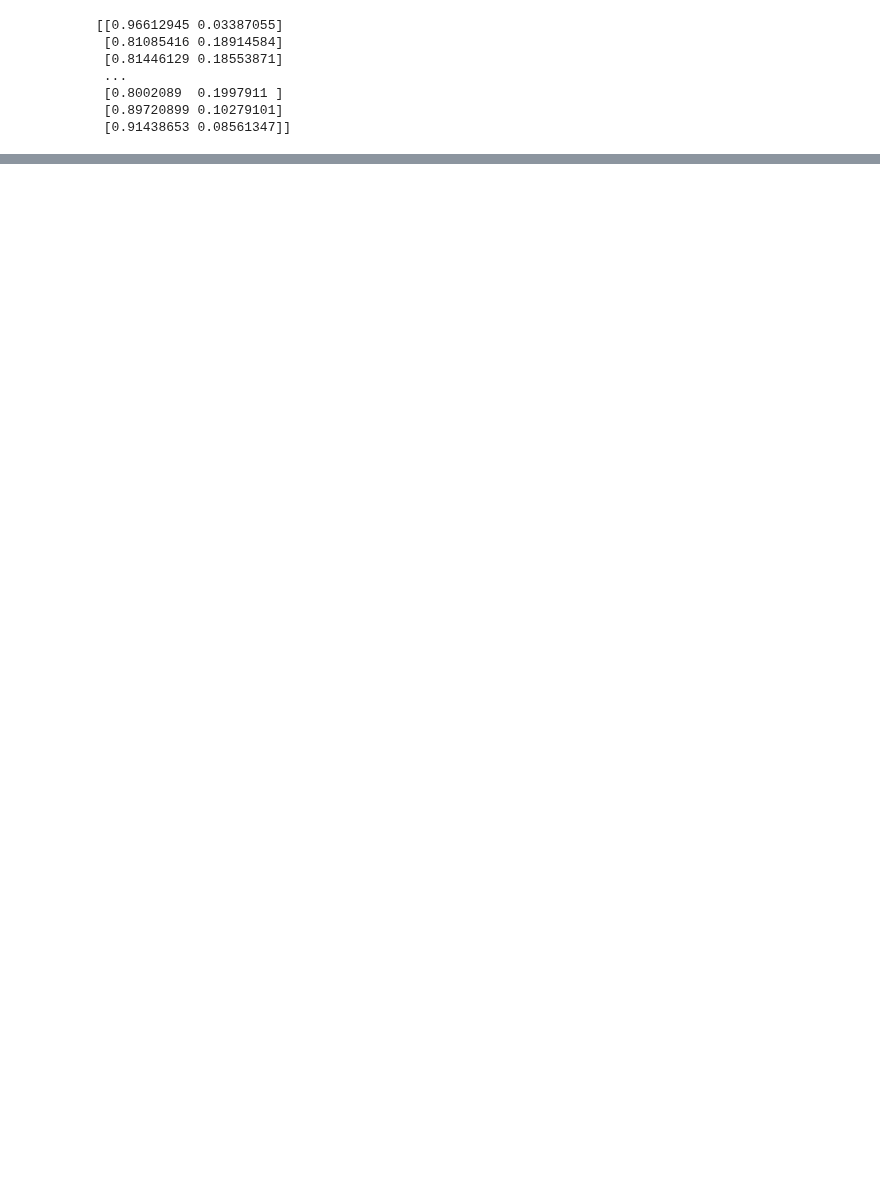
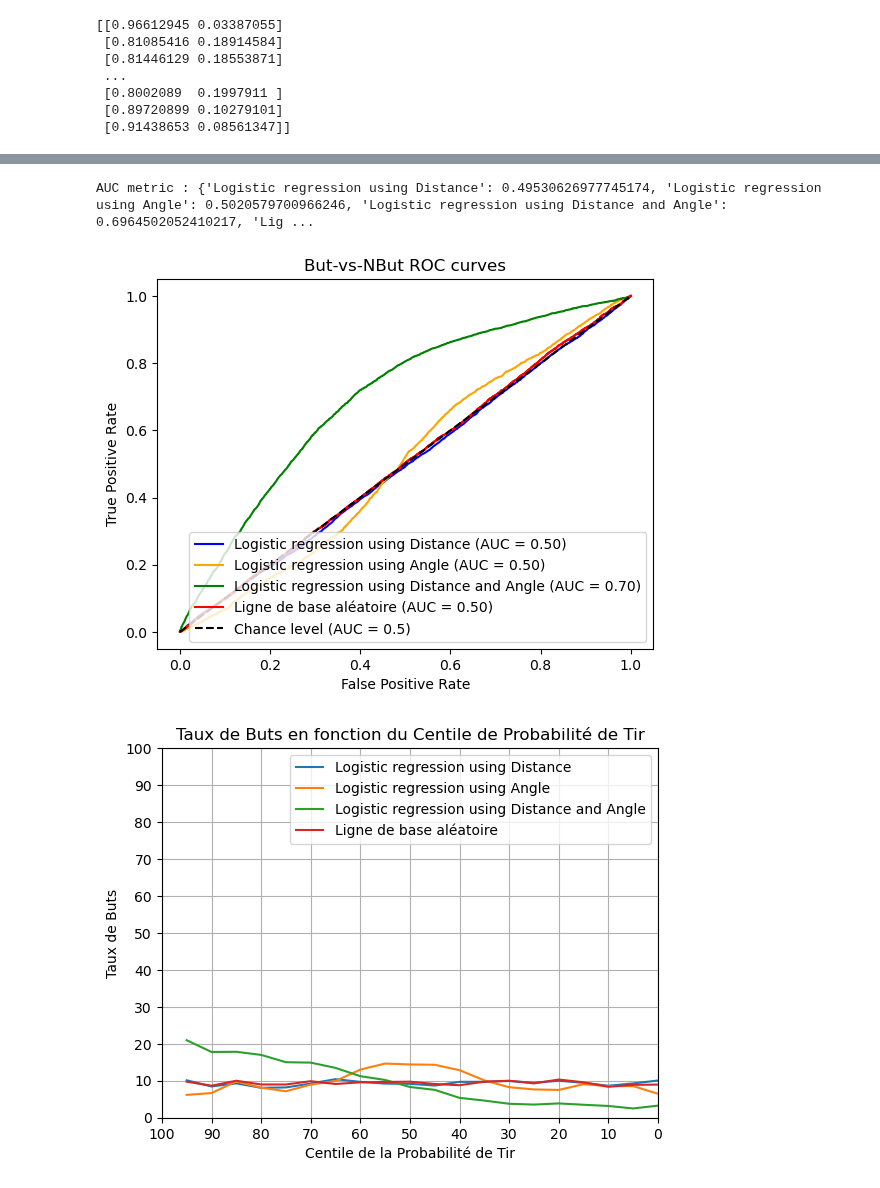
Before and after one commit to mathieupelo/ift6758-A08, a Jupyter notebook: notebooks/model_de_base.ipynb, the cells around one changed output, grey strips where cells are left out. Saved outputs shown, nothing was run; the diff lists cells and outputs as text; code cells hidden in the pictures; blank space fills up the shorter version.

Commit message:
notebook_model de base

```diff
--- a/notebooks/model_de_base.ipynb
+++ b/notebooks/model_de_base.ipynb
@@ -168,0 +76,29 @@ AUC metric : 0.500210356613709
+# %%
+clf_2 = LogisticRegression().fit(X2_train, y_train)
+y2_prob = clf_2.predict_proba(X2_val)
+
+clf_3 = LogisticRegression().fit(X_train, y_train)
+y3_prob = clf_3.predict_proba(X_val)
+# %%
+y_uniform_sampled = np.random.uniform(0, 1, len(y_val))
+# %%
+CLFS = [[[clf_1], X1_val, 'Logistic_reg_Distance'],
+        [[clf_2], X2_val, 'Logistic_reg_Angle'],
+        [[clf_3], X_val, 'Logistic_reg_Distance-Angle'],
+        [[y_val, y_uniform_sampled], X_val, 'Ligne de base aléatoire']
+        ]
+# %%
+Ys=[["Logistic regression using Distance", y1_prob[:,1], "blue", False],
+   ["Logistic regression using Angle", y2_prob[:,1], "orange", False],
+   ["Logistic regression using Distance and Angle", y3_prob[:,1], "green", False],
+   ["Ligne de base aléatoire", y_uniform_sampled, "red", True]
+   ]
+# %%
+AUCs = ROC_plot(y_val, Ys)
+Centiles_plot(y_val, Ys)
+cumulative_centiles_plot(y_val, Ys)
+calibrate_display(CLFS, y_val, n_bin = 40)
+# %% [output]
+AUC metric : {'Logistic regression using Distance': 0.49530626977745174, 'Logistic regression using Angle': 0.5020579700966246, 'Logistic regression using Distance and Angle': 0.6964502052410217, 'Lig ...
+[figure, added]
+[figure, added]
```
Also changed, not shown: parts of 23 cells of this notebook.
